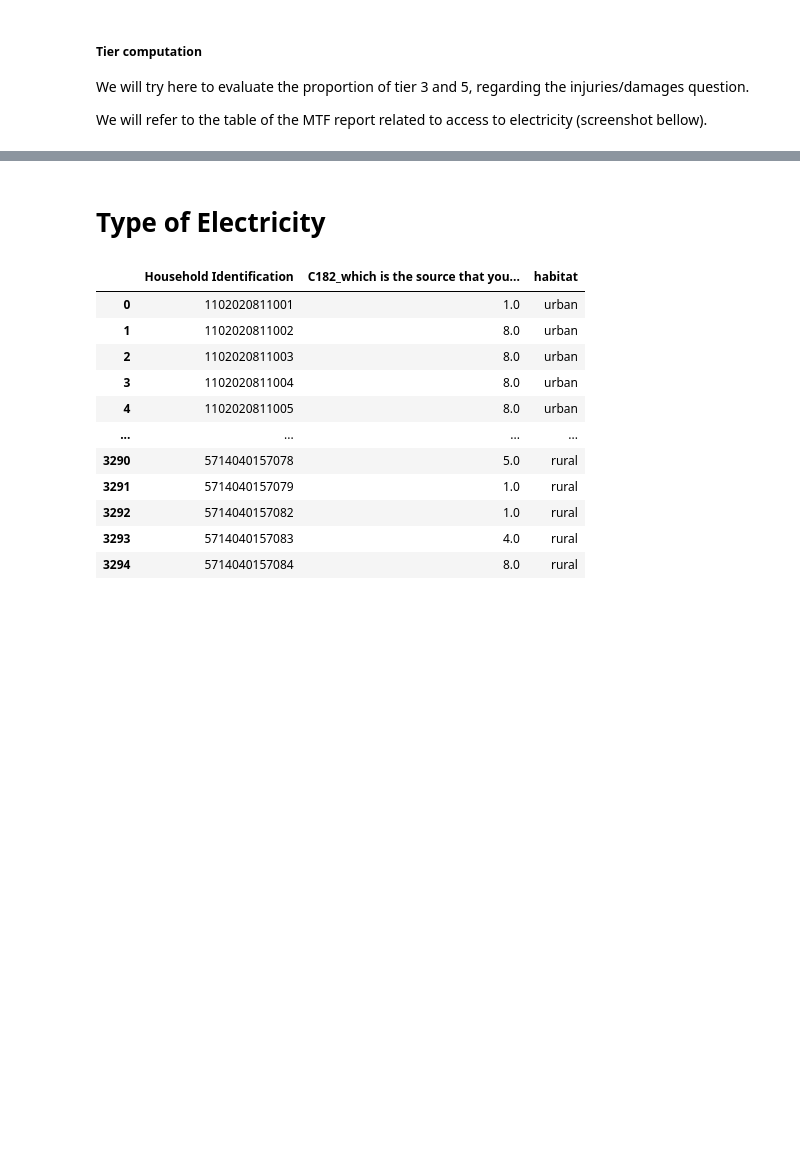
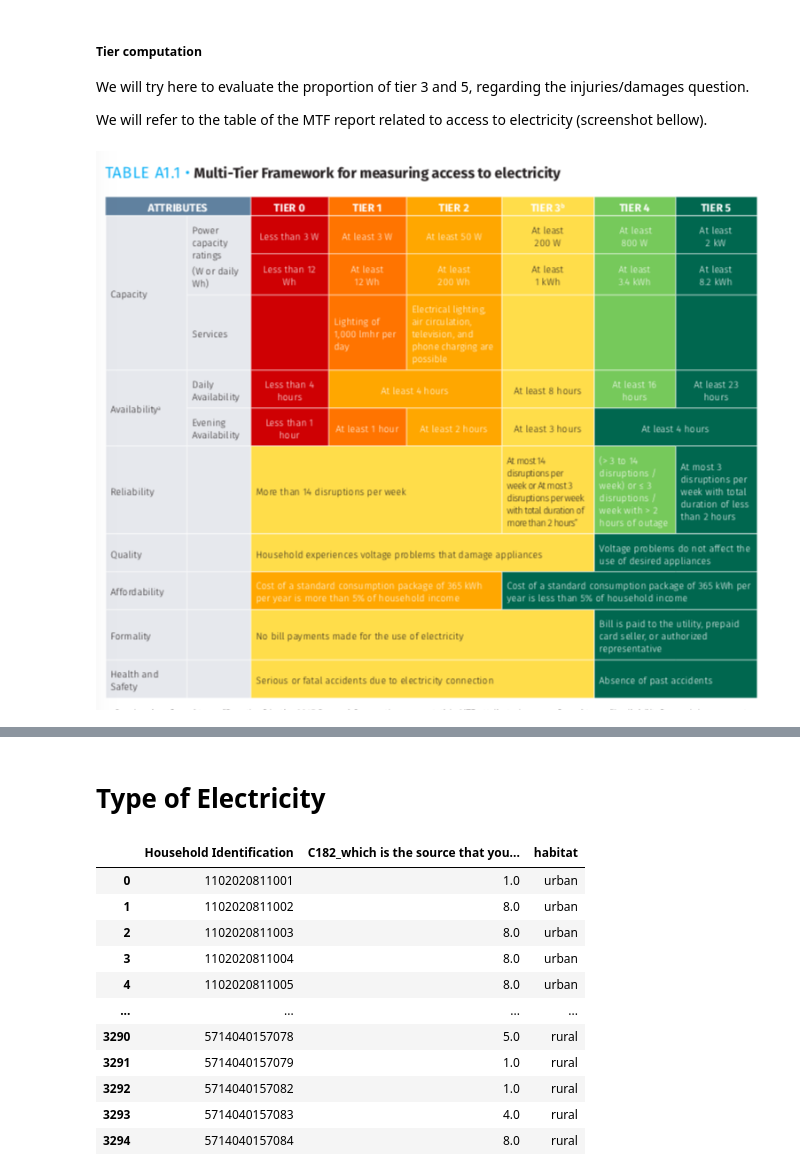
Before and after one commit to alfonsocaiazzo/esmap-mtf-data, a Jupyter notebook: Rwanda/analysis/rwanda.ipynb, the cells around one changed output, grey strips where cells are left out. Saved outputs shown, nothing was run; the diff lists cells and outputs as text; code cells hidden in the pictures; blank space fills up the shorter version.

```diff
--- a/Rwanda/analysis/rwanda.ipynb
+++ b/Rwanda/analysis/rwanda.ipynb
@@ -558,4 +578,6 @@ We will try here to evaluate the proportion of tier 3 and 5, regarding the injur
 
 We will refer to the table of the MTF report related to access to electricity (screenshot bellow).
 # %%
-Image('../references/main_elec_source.png')
+Image('../references/MTF_energy_access.png')
+# %% [output]
+[figure, added]
```
Also changed, not shown: parts of 19 cells of this notebook, 1 other file.
